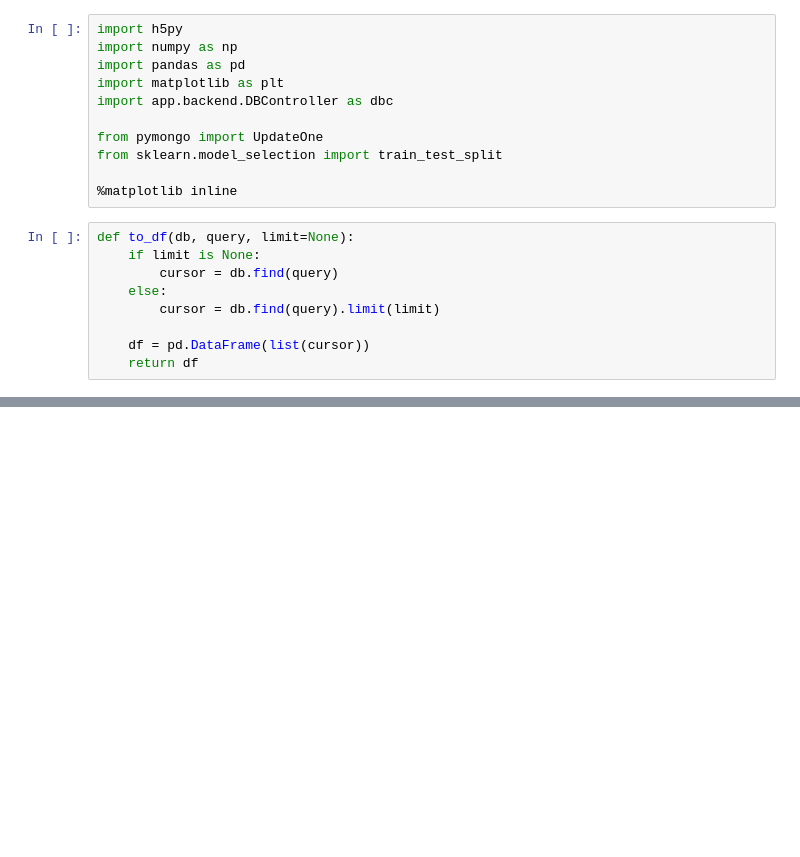
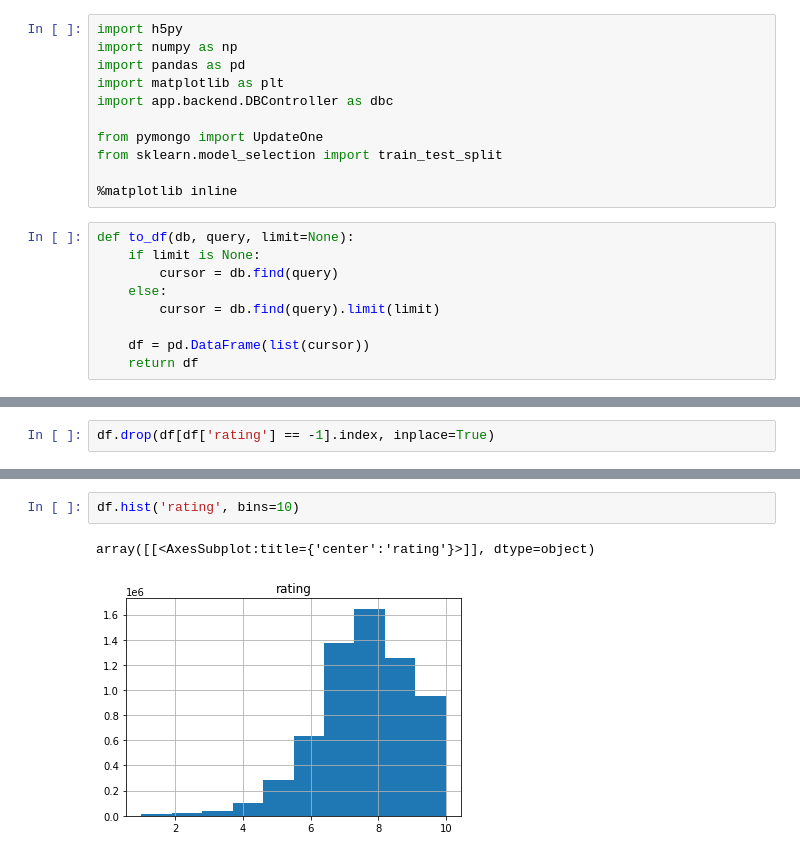
Before and after one commit to alyssajasminee/491B_AniMe, a Jupyter notebook: app/recommender_system/data_exploration.ipynb, the cells around one changed output, grey strips where cells are left out. Drawn from its saved outputs; the diff is of its cells as text; blank space fills up the shorter version.

```diff
--- a/app/recommender_system/data_exploration.ipynb
+++ b/app/recommender_system/data_exploration.ipynb
@@ -38,0 +178,2 @@ df = to_df(reviews_db, {})
+# %%
+df.drop(df[df['rating'] == -1].index, inplace=True)
@@ -38,0 +216,5 @@ df = to_df(reviews_db, {})
+# %%
+df.hist('rating', bins=10)
+# %% [output]
+array([[<AxesSubplot:title={'center':'rating'}>]], dtype=object)
+[figure, added]
```
Also changed, not shown: parts of 55 cells of this notebook, 2 other files.
